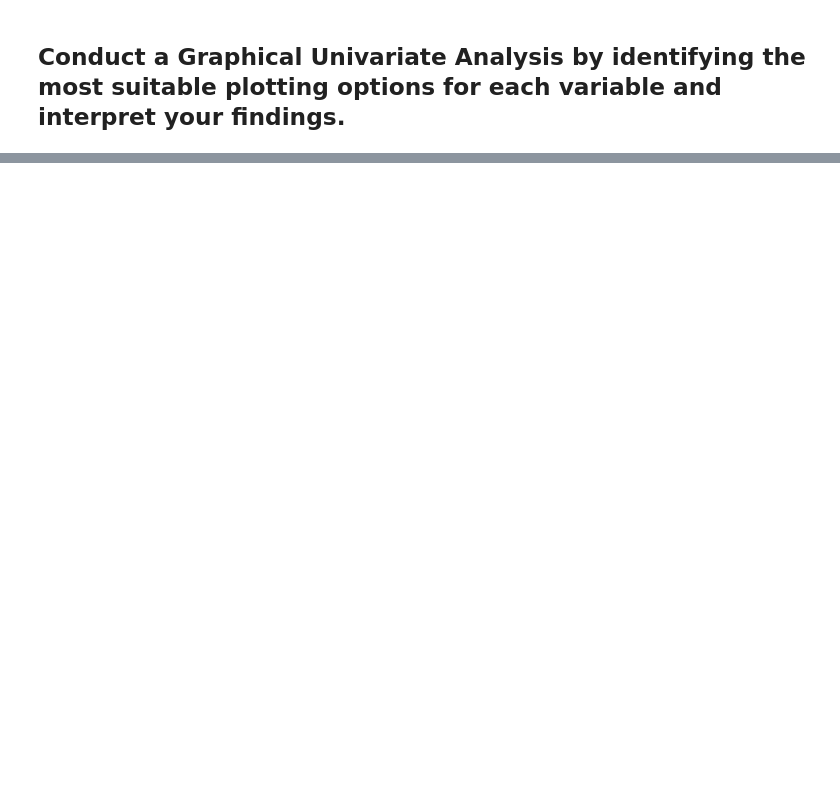
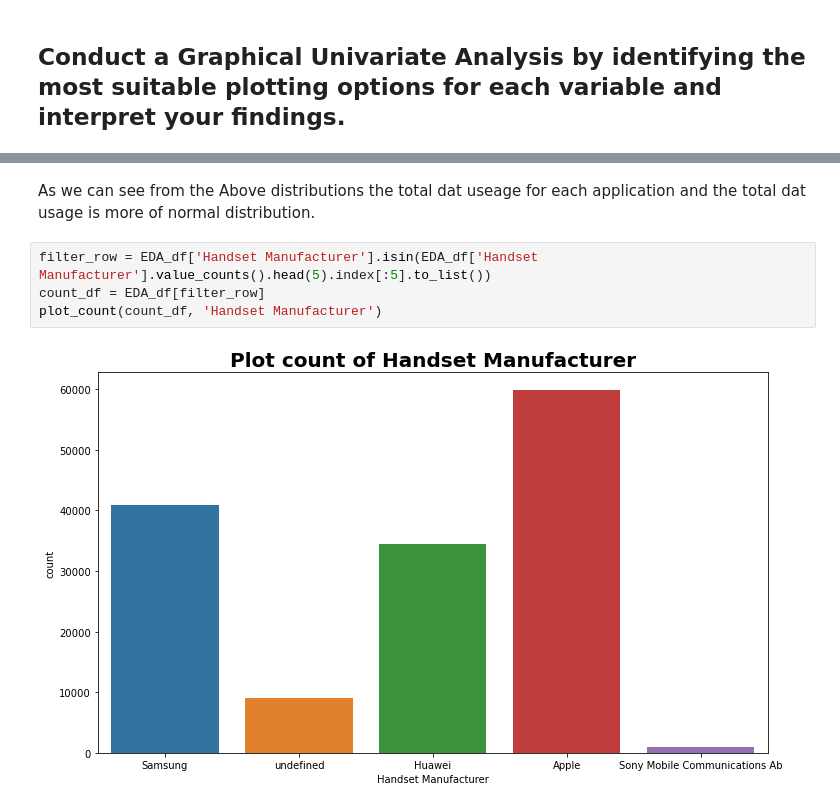
Before and after one commit to bereketkibru/User_Analytics_in_telecom, a Jupyter notebook: notebooks/User Overview analysis .ipynb, the cells around one changed output, grey strips where cells are left out. Cells and saved outputs as stored; diff of their text form; blank space fills up the shorter version.

```diff
--- a/notebooks/User Overview analysis .ipynb
+++ b/notebooks/User Overview analysis .ipynb
@@ -328,0 +413,8 @@ sns.displot(xDR_df['All'])
+# %% [markdown]
+As we can see from the Above distributions the total dat useage for each application and the total dat usage is more of normal distribution.
+# %%
+filter_row = EDA_df['Handset Manufacturer'].isin(EDA_df['Handset Manufacturer'].value_counts().head(5).index[:5].to_list())
+count_df = EDA_df[filter_row]
+plot_count(count_df, 'Handset Manufacturer')
+# %% [output]
+[figure, added]
```
Also changed, not shown: parts of 29 cells of this notebook.
